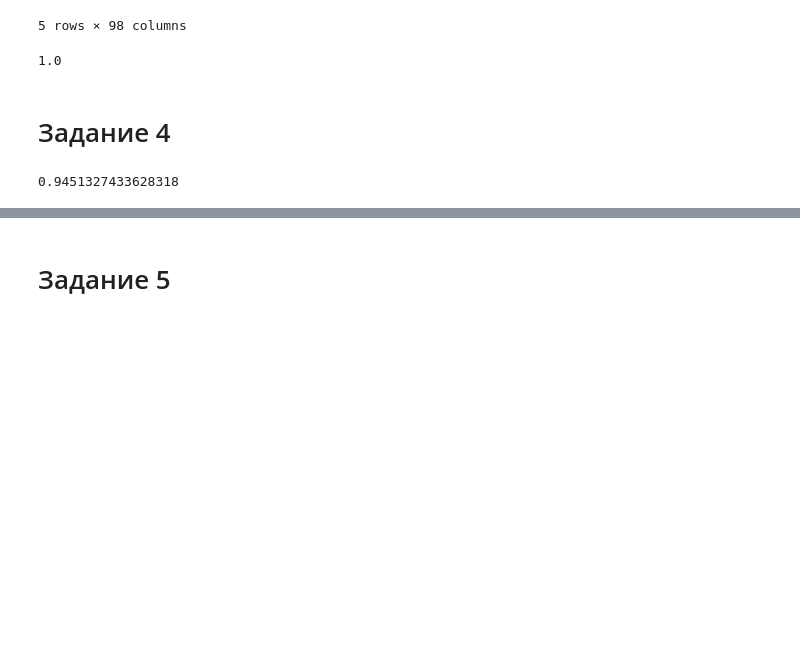
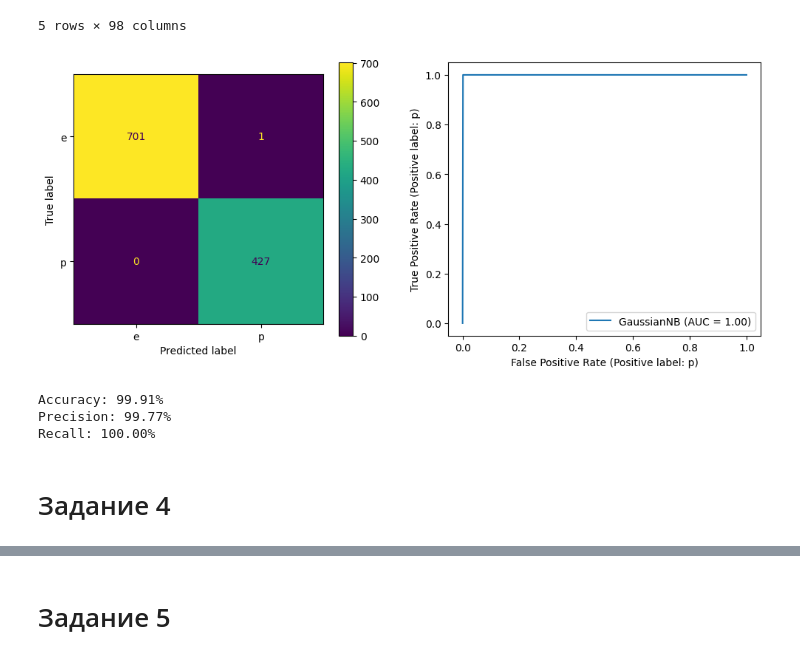
Before and after one commit to HerrPhoton/Theory-of-statistical-solutions, a Jupyter notebook: lab2.ipynb, the cells around one changed output, grey strips where cells are left out. Cells and saved outputs as stored; diff of their text form; code cells hidden in the pictures; blank space fills up the shorter version.

```diff
--- a/lab2.ipynb
+++ b/lab2.ipynb
@@ -212,9 +201,9 @@ print(f'Наиболее информативный признак: {metric["acc
 # Задание 3
 # %%
 # Преобразование категориальных признаков в числовые (one-hot)
-X = pd.get_dummies(X, dtype = int)
+X_one_hot = pd.get_dummies(X, dtype = int)
 
-pd.concat([X, y], axis = 1).head()
+pd.concat([X_one_hot, y], axis = 1).head()
 # %% [output]
 |  | cap-shape_bell | cap-shape_conical | cap-shape_convex | cap-shape_flat | cap-shape_knobbed | ... |
 | 0 | 0 | 0 | 1 | 0 | 0 | ... |
@@ -223,16 +212,33 @@ pd.concat([X, y], axis = 1).head()
 | 3 | 0 | 0 | 1 | 0 | 0 | ... |
 | 4 | 0 | 0 | 1 | 0 | 0 | ... |
 5 rows × 98 columns
+# %%
+def display_stats(estimator, x, y):
+
+    fig, ax = plt.subplots(1, 2)
+    fig.set_figwidth(12)
+
+    ConfusionMatrixDisplay.from_estimator(estimator, x, y, ax = ax[0])
+    RocCurveDisplay.from_estimator(estimator, x, y, ax = ax[1])
+
+    plt.show()
 # %%
-X_train, X_test, y_train, y_test = train_test_split(X, y, test_size = .2)
+X_train, X_test, y_train, y_test = train_test_split(X_one_hot, y, test_size = .2)
 # %%
-naive_bayes = GaussianNB()
-fitted_bayes = naive_bayes.fit(X_train, y_train)
+naive_bayes = GaussianNB().fit(X_train, y_train)
+y_pred = naive_bayes.predict(X_test)
 # %%
-y_pred = naive_bayes.predict(X_test)
-accuracy_score(y_test, y_pred)
+display_stats(naive_bayes, X_test, y_test)
 # %% [output]
-1.0
+[figure, added]
+# %%
+print(f'Accuracy: {accuracy_score(y_test, y_pred) * 100:.2f}%')
+print(f'Precision: {precision_score(y_test, y_pred, pos_label = "p") * 100:.2f}%')
+print(f'Recall: {recall_score(y_test, y_pred, pos_label = "p") * 100:.2f}%')
+# %% [output]
+Accuracy: 99.91%
+Precision: 99.77%
+Recall: 100.00%
 # %% [markdown]
 # Задание 4
 # %%
@@ -290,6 +294,3 @@ class Naive_bayes:
 # %%
 naive_bayes = Naive_bayes().fit(X_train, y_train)
-y_preds = naive_bayes.predict(X_test)
-accuracy_score(y_test, y_preds)
+y_pred = naive_bayes.predict(X_test)
-# %% [output]
-0.9451327433628318
```
Also changed, not shown: parts of 19 cells of this notebook.
